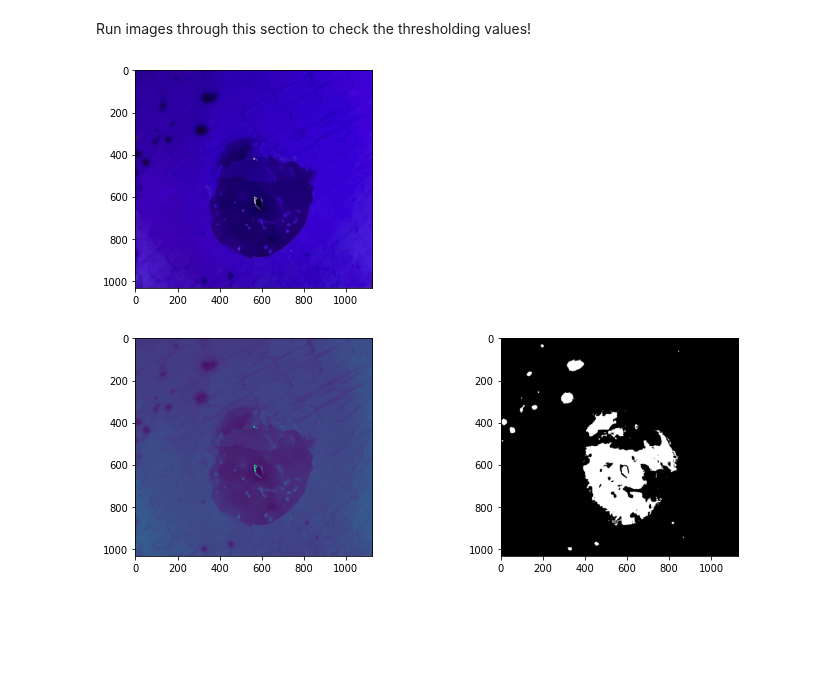
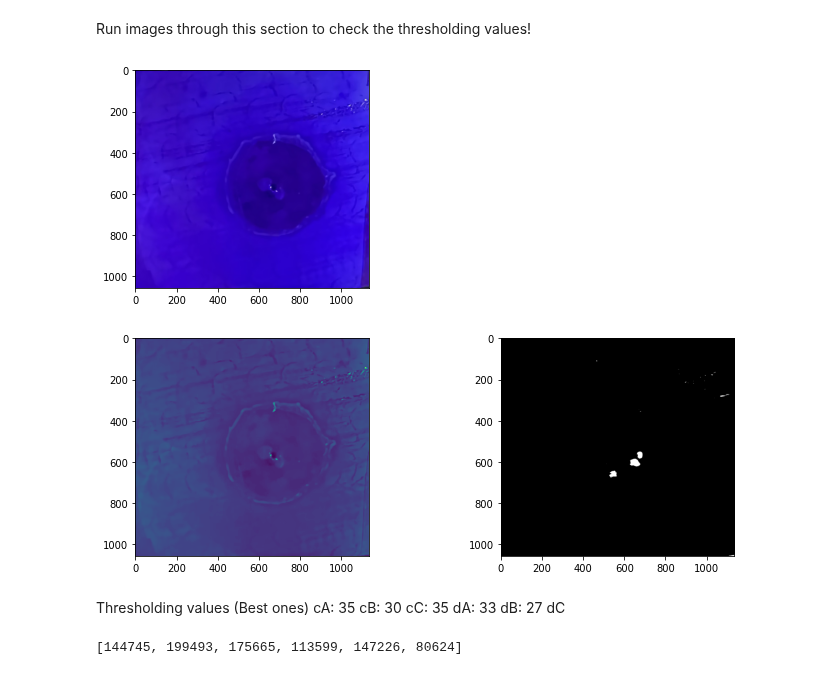
Before and after one commit to lmkelly16/BYU-REU-2022, a Jupyter notebook: all_the_loops.ipynb, the cells around one changed output. Saved outputs shown, nothing was run; the diff lists cells and outputs as text; code cells hidden in the pictures; blank space fills up the shorter version.

```diff
--- a/all_the_loops.ipynb
+++ b/all_the_loops.ipynb
@@ -255,15 +277,15 @@ zone_area_list_dB
 Run images through this section to check the thresholding values!
 # %%
 # Load the phase contrast image.
-im = skimage.io.imread(img_list_dB[3])
+im = skimage.io.imread(img_list_cB[3])
 
 # see how good the contrast is
 cim = im[:,:,0]
 
 # look at it
 plt.imshow(im);
 # %% [output]
-[figure, old version]
+[figure, new version]
 # %%
 ''' Thresholding '''
 # Threshold value, as obtained by eye
@@ -277,4 +299,47 @@ fig, ax = plt.subplots(1, 2, figsize=(12,4))
 ax[0].imshow(cim)
 ax[1].imshow(im_bw, cmap=plt.cm.gray);
 # %% [output]
-[figure, old version]
+[figure, new version]
+# %% [markdown]
+Thresholding values (Best ones)
+cA: 35
+cB: 30
+cC: 35
+dA: 33
+dB: 27
+dC
+# %%
+''' The place to fix/check the area loop and its *issues* '''
+
+area_list=[]
+
+for i in range(0,5):
+
+  zone_area_list_fix=[]
+
+  # Load the phase contrast image.
+  im = skimage.io.imread(img_list_dA[i])
+  cim = im[:,:,0]
+
+  # Threshold value, as obtained by eye
+  im_thresh = 33
+
+  # Generate thresholded image
+  im_bw = cim < im_thresh
+
+  # labels whatever you segmented out (bacteria for example)
+  labeled = skimage.measure.label(im_bw)
+
+  #make an area list wheeeee!
+  for i in range(len(labeled)):
+    bacteria = (labeled == i)
+    area=bacteria.sum()
+    area_list.append(area)
+
+  for i in area_list:
+    if i > 50000 and i < 300000:
+      zone_area_list_fix.append(i)
+
+zone_area_list_fix
+# %% [output]
+[144745, 199493, 175665, 113599, 147226, 80624]
```
Also changed, not shown: parts of 8 cells of this notebook.
